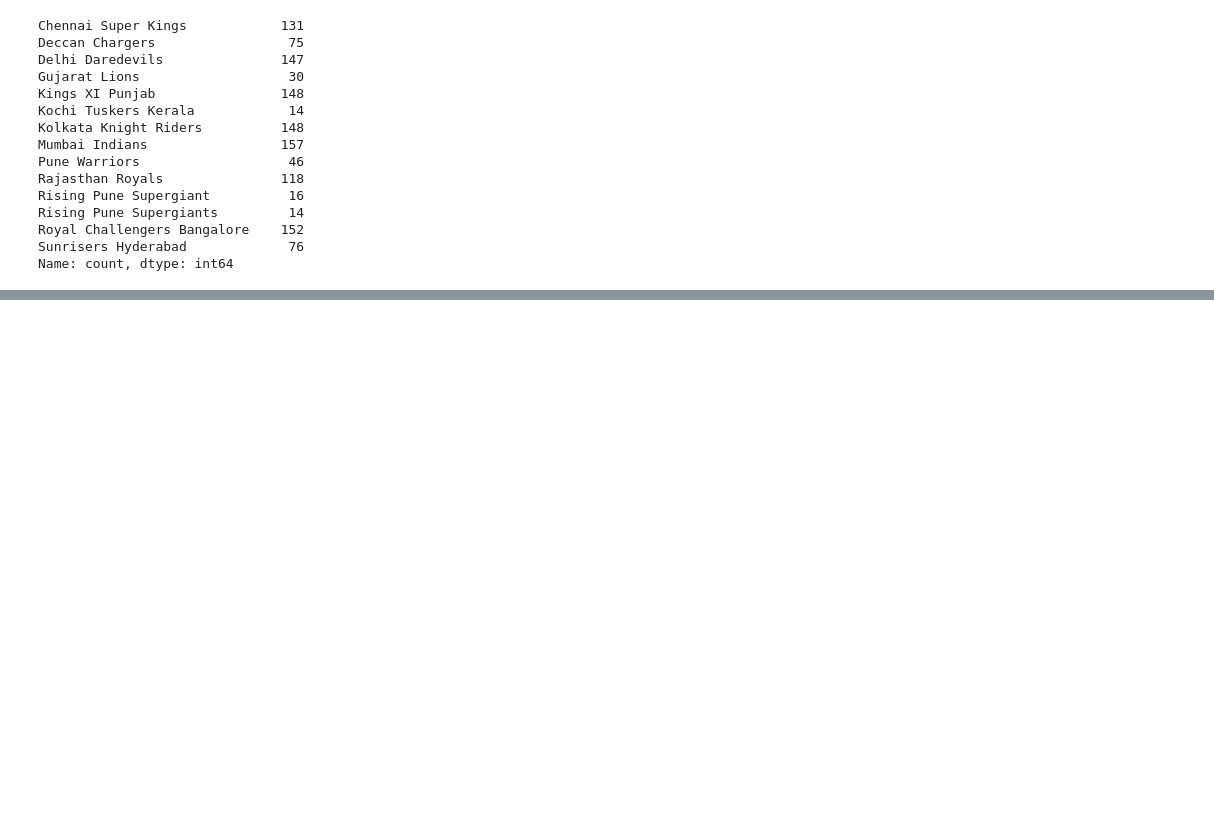
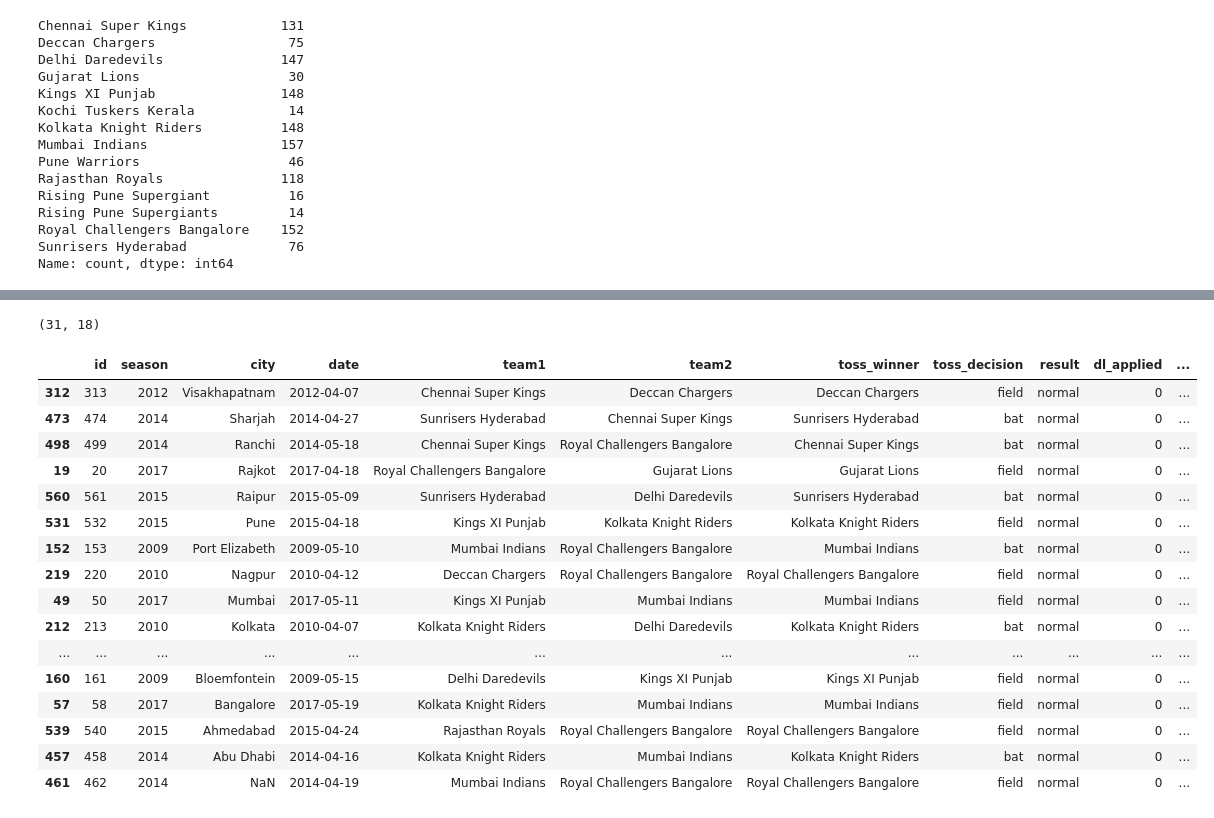
Before and after one commit to Aasthapaudel/-Imagine-cup-cloud-skill-Challenge-, a Jupyter notebook: Pandas.ipynb, the cells around one changed output, grey strips where cells are left out. Cells and saved outputs as stored; diff of their text form; code cells hidden in the pictures; blank space fills up the shorter version.

```diff
--- a/Pandas.ipynb
+++ b/Pandas.ipynb
@@ -264,0 +297,2 @@ Name: count, dtype: int64
+# %%
+data.sort_values('city',ascending=False,inplace=True)
@@ -264,0 +331,24 @@ Name: count, dtype: int64
+# %%
+data.drop_duplicates(subset=['city']).shape
+# %% [output]
+(31, 18)
+# %%
+data.drop_duplicates(subset=['city'])
+# %% [output]
+|  | id | season | city | date | team1 | team2 | toss_winner | toss_decision | result | dl_applied | ... |
+| 312 | 313 | 2012 | Visakhapatnam | 2012-04-07 | Chennai Super Kings | Deccan Chargers | Deccan Chargers | field | normal | 0 | ... |
+| 473 | 474 | 2014 | Sharjah | 2014-04-27 | Sunrisers Hyderabad | Chennai Super Kings | Sunrisers Hyderabad | bat | normal | 0 | ... |
+| 498 | 499 | 2014 | Ranchi | 2014-05-18 | Chennai Super Kings | Royal Challengers Bangalore | Chennai Super Kings | bat | normal | 0 | ... |
+| 19 | 20 | 2017 | Rajkot | 2017-04-18 | Royal Challengers Bangalore | Gujarat Lions | Gujarat Lions | field | normal | 0 | ... |
+| 560 | 561 | 2015 | Raipur | 2015-05-09 | Sunrisers Hyderabad | Delhi Daredevils | Sunrisers Hyderabad | bat | normal | 0 | ... |
+| 531 | 532 | 2015 | Pune | 2015-04-18 | Kings XI Punjab | Kolkata Knight Riders | Kolkata Knight Riders | field | normal | 0 | ... |
+| 152 | 153 | 2009 | Port Elizabeth | 2009-05-10 | Mumbai Indians | Royal Challengers Bangalore | Mumbai Indians | bat | normal | 0 | ... |
+| 219 | 220 | 2010 | Nagpur | 2010-04-12 | Deccan Chargers | Royal Challengers Bangalore | Royal Challengers Bangalore | field | normal | 0 | ... |
+| 49 | 50 | 2017 | Mumbai | 2017-05-11 | Kings XI Punjab | Mumbai Indians | Mumbai Indians | field | normal | 0 | ... |
+| 212 | 213 | 2010 | Kolkata | 2010-04-07 | Kolkata Knight Riders | Delhi Daredevils | Kolkata Knight Riders | bat | normal | 0 | ... |
+| ... | ... | ... | ... | ... | ... | ... | ... | ... | ... | ... | ... |
+| 160 | 161 | 2009 | Bloemfontein | 2009-05-15 | Delhi Daredevils | Kings XI Punjab | Kings XI Punjab | field | normal | 0 | ... |
+| 57 | 58 | 2017 | Bangalore | 2017-05-19 | Kolkata Knight Riders | Mumbai Indians | Mumbai Indians | field | normal | 0 | ... |
+| 539 | 540 | 2015 | Ahmedabad | 2015-04-24 | Rajasthan Royals | Royal Challengers Bangalore | Royal Challengers Bangalore | field | normal | 0 | ... |
+| 457 | 458 | 2014 | Abu Dhabi | 2014-04-16 | Kolkata Knight Riders | Mumbai Indians | Kolkata Knight Riders | bat | normal | 0 | ... |
+| 461 | 462 | 2014 | NaN | 2014-04-19 | Mumbai Indians | Royal Challengers Bangalore | Royal Challengers Bangalore | field | normal | 0 | ... |
```
Also changed, not shown: parts of 27 cells of this notebook.
